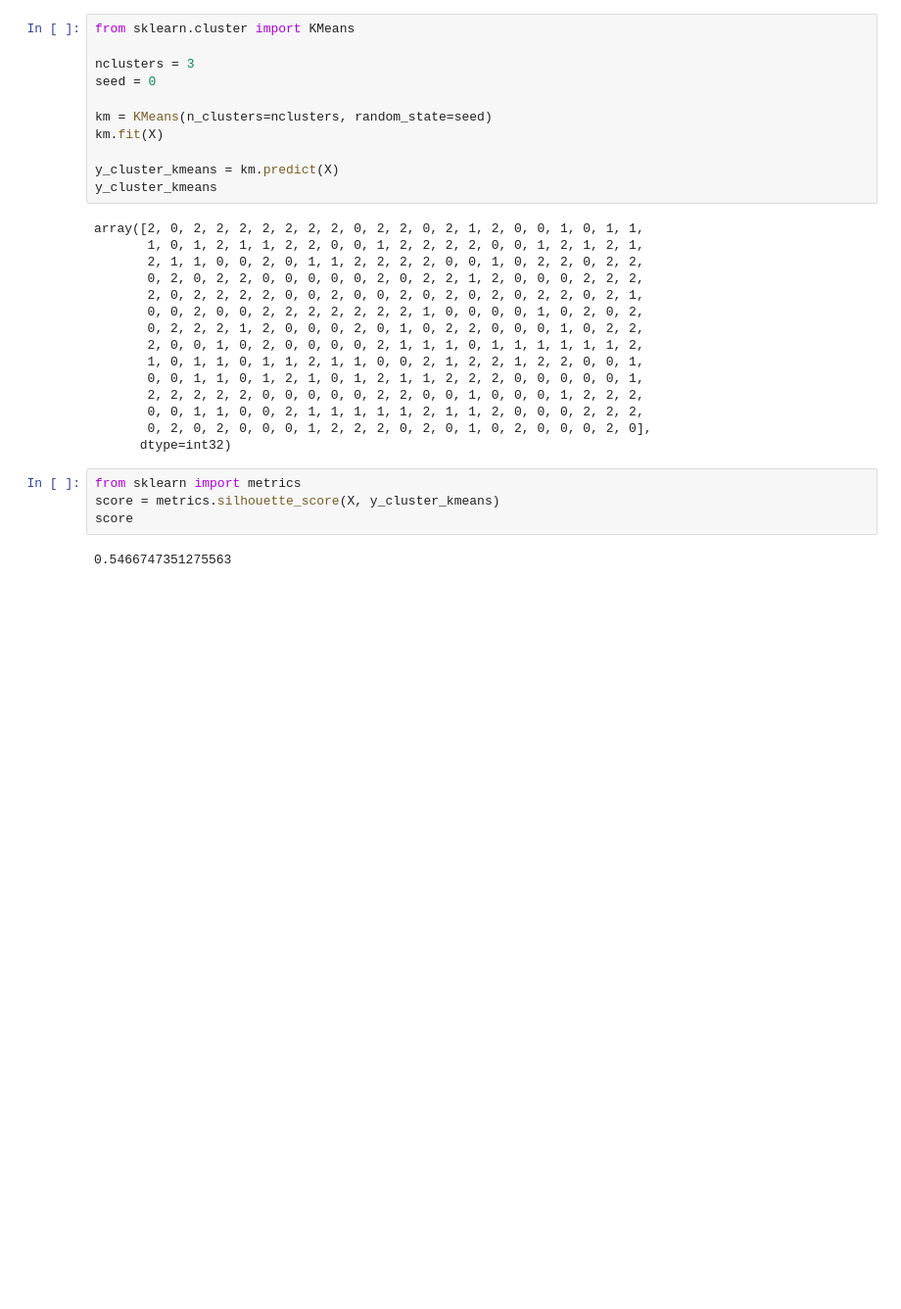
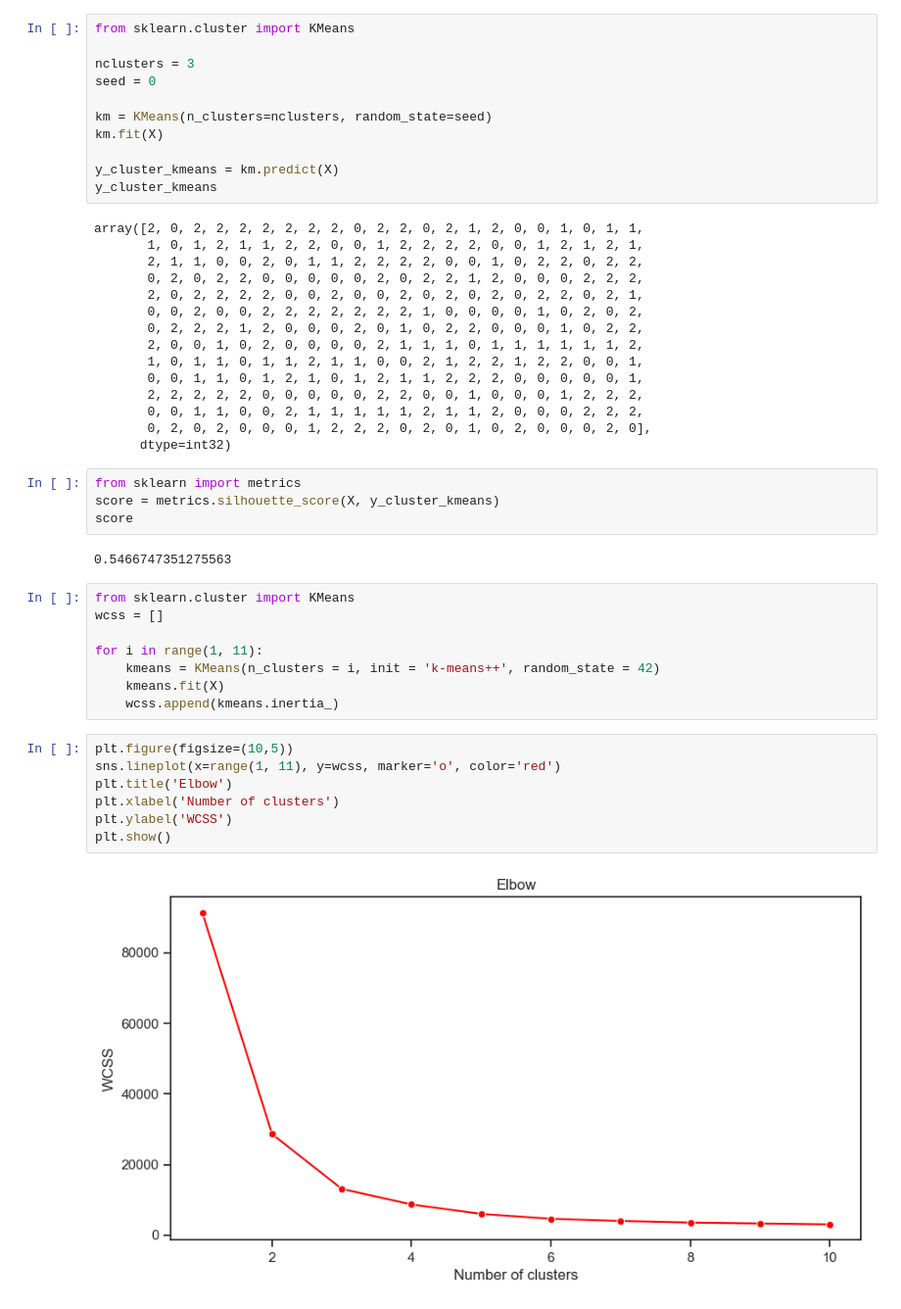
Before and after one commit to Lokeshzz7/MusicTaste_Clustering, a Jupyter notebook: music.ipynb, the cells around one changed output. Shown: that part at 98% size. Drawn from its saved outputs; the diff is of its cells as text; blank space fills up the shorter version.

Commit message:
used elbow method to find the k clusters and built the model

```diff
--- a/music.ipynb
+++ b/music.ipynb
@@ -223,3 +223,20 @@ score = metrics.silhouette_score(X, y_cluster_kmeans)
 score
 # %% [output]
 0.5466747351275563
+# %%
+from sklearn.cluster import KMeans
+wcss = []
+
+for i in range(1, 11):
+    kmeans = KMeans(n_clusters = i, init = 'k-means++', random_state = 42)
+    kmeans.fit(X)
+    wcss.append(kmeans.inertia_)
+# %%
+plt.figure(figsize=(10,5))
+sns.lineplot(x=range(1, 11), y=wcss, marker='o', color='red')
+plt.title('Elbow')
+plt.xlabel('Number of clusters')
+plt.ylabel('WCSS')
+plt.show()
+# %% [output]
+[figure, added]
```
Also changed, not shown: parts of 1 cell of this notebook.
